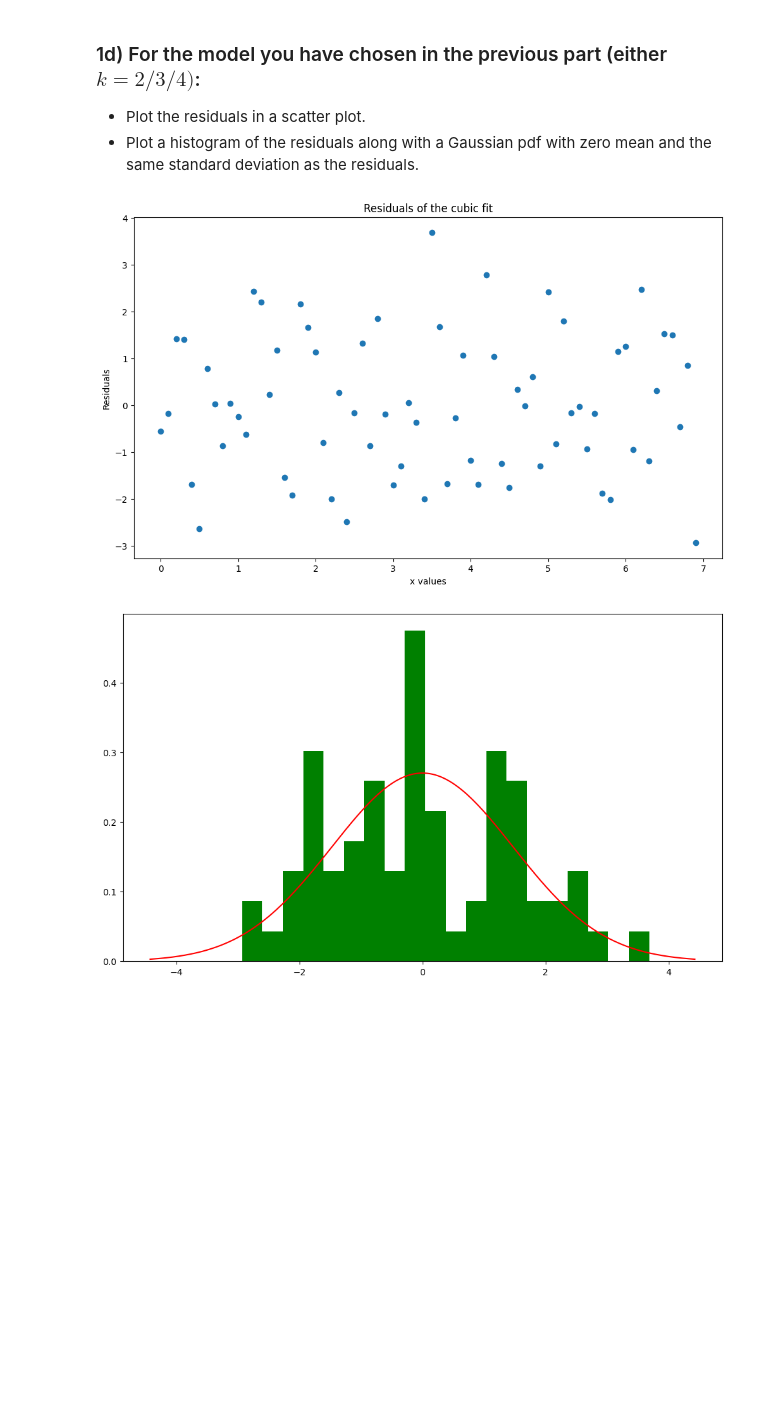
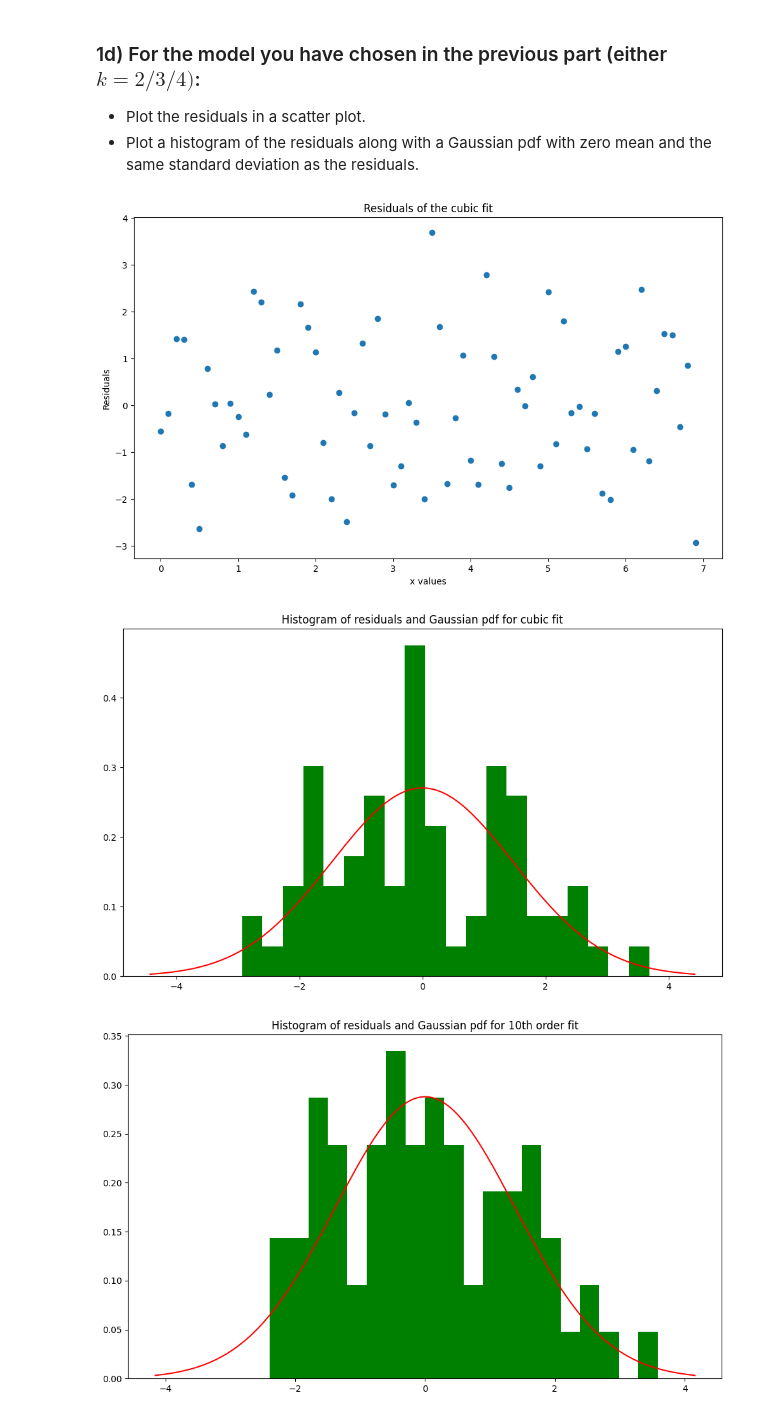
Before and after one commit to RohanDaggar/IB-data-science, a Jupyter notebook: Exercises/01 Exercise Notebook 1.ipynb, the cells around one changed output. Drawn from its saved outputs; the diff is of its cells as text; code cells hidden in the pictures; blank space fills up the shorter version.

Commit message:
additional work to explore higher order terms

```diff
--- a/Exercises/01 Exercise Notebook 1.ipynb
+++ b/Exercises/01 Exercise Notebook 1.ipynb
@@ -100,6 +100,11 @@ beta_quartic, fit_quartic, residual_quartic = polyreg(xy_data, k=4) # quartic fi
 beta_10, fit_10, residual_10 = polyreg(xy_data, k=10) # 10th order fit
 beta_30, fit_30, residual_30= polyreg(xy_data, k=30) # 30th order fit
 
+beta_30_np, *_ = np.polyfit(xvalues, yvalues, 30, full=True) # 30th order fit using numpy
+fit_30_np = np.polyval(beta_30_np, xvalues) # fit using numpy
+residual_30_np = yvalues - fit_30_np # residuals using numpy
+plt.plot(xvalues, np.polyval(beta_30_np, xvalues), label='30th order fit using numpy', color='purple')
+
 
 # plotting
 plt.scatter(xvalues, yvalues, label='Data')
@@ -107,7 +112,7 @@ plt.plot(xvalues, fit_quad, label='Quadratic fit', color='red')
 plt.plot(xvalues, fit_cubic, label='Cubic fit', color='green')
 plt.plot(xvalues, fit_quartic, label='Quartic fit', color='black')
 plt.plot(xvalues, fit_10, label='10th order fit', color='orange')
-plt.plot(xvalues, fit_30, label='65th order fit', color='blue')
+plt.plot(xvalues, fit_30, label='30th order fit', color='blue')
 
 plt.xlabel('x')
 plt.ylabel('y')
@@ -135,6 +140,8 @@ R2_4 = R2(yvalues, SSE_4)
 print('(quadratic) SSE_2  = ', np.round_(SSE_2, 2), ', R^2_2 = ', np.round_(R2_2, 2))
 print('(cubic) SSE_3  = ', np.round_(SSE_3, 2), ', R^2_3 = ', np.round_(R2_3, 2))
 print('(quartic) SSE_4  = ', np.round_(SSE_4, 2), ', R^2_4 = ', np.round_(R2_4, 2))
+# some extra k values outside the scope of the task
 print('(10th order) SSE_10  = ', np.round_(SSE(residual_10), 2), ', R^2_10 = ', np.round_(R2(yvalues, SSE(residual_10)), 2))
 print('(30th order) SSE_30  = ', np.round_(SSE(residual_30), 2), ', R^2_30 = ', np.round_(R2(yvalues, SSE(residual_30)), 2))
+print('(30th order using numpy) SSE_30_np  = ', np.round_(SSE(residual_30_np), 2), ', R^2_30_np = ', np.round_(R2(yvalues, SSE(residual_30_np)), 2))
 # %% [output]
@@ -189,27 +199,31 @@ SSE_ 69  =  4143564155374302.5 , R^2_ 69  =  -0.4734115072
 # %%
 #Your code here
 from scipy.stats import norm
 def plot_residuals(x, residuals, fit_type):
     plt.scatter(x, residuals)
     plt.xlabel('x values')
     plt.ylabel('Residuals')
-    title_name = 'Residuals of the ' + fit_type + ' fit'
-    plt.title(title_name)
+    plt.title('Residuals of the ' + fit_type + ' fit')
+    plt.savefig('Exercise 1 plot of residuals for ' + fit_type + ' fit')
     plt.show()
 
 def plot_histogram_gaussian(residuals, fit_type):
     # Plot normed histogram of the residuals
     n, bins, patches = plt.hist(residuals, bins=20, density=True, facecolor='green')
 
     # Plot Gaussian pdf with same mean and variance as the residuals
     res_stdev = np.std(residuals)  #standard deviation of residuals
     xvals = np.linspace(-3*res_stdev,3*res_stdev,1000)
     plt.title('Histogram of residuals and Gaussian pdf for ' + fit_type + ' fit')
     plt.plot(xvals, norm.pdf(xvals, loc=0, scale=res_stdev), 'r')
+    plt.savefig('Exercise 1 histogram of residuals and Gaussian pdf for ' + fit_type + ' fit')
     plt.show()
 
 plot_residuals(xvalues, residual_cubic, 'cubic')
 plot_histogram_gaussian(residual_cubic, 'cubic')
+plot_histogram_gaussian(residual_10, '10th order')
+plot_histogram_gaussian(residual_30_np, '30th order numpy')
 # %% [output]
 [figure]
-[figure, old version]
+[figure, new version]
+[figure, added]
```
Also changed, not shown: parts of 5 cells of this notebook, 2 other files.
